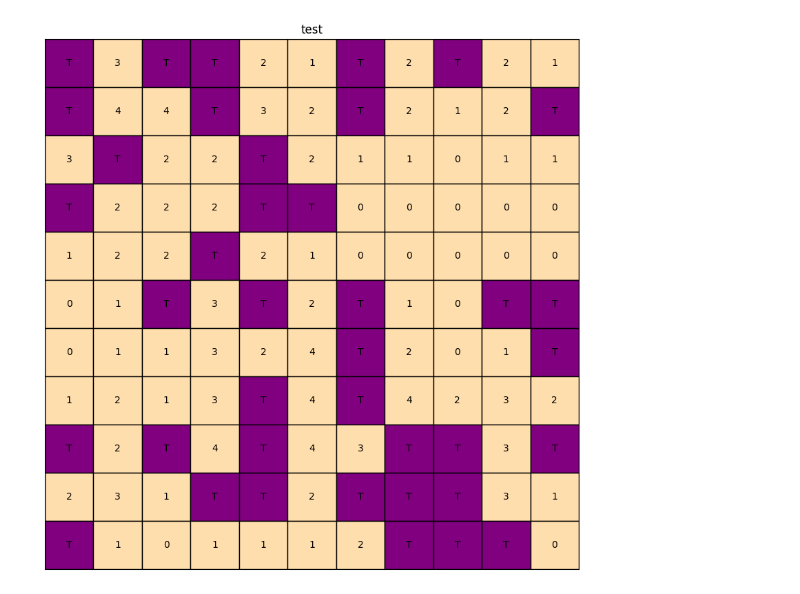
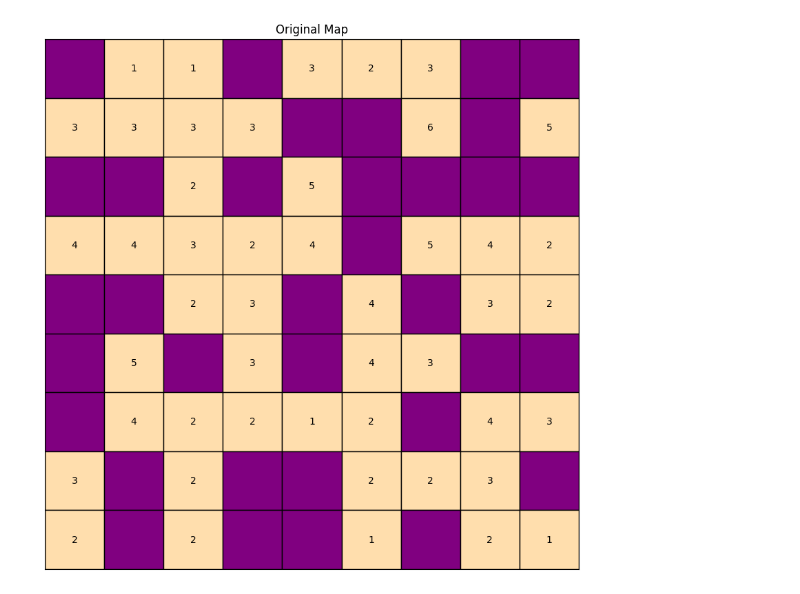
Before and after one commit to BAoD1nH/AI_Project_Gem-Hunter_HCMUS, a Jupyter notebook: Main.ipynb, the cells around one changed output. Saved outputs shown, nothing was run; the diff lists cells and outputs as text; code cells hidden in the pictures.

```diff
--- a/Main.ipynb
+++ b/Main.ipynb
@@ -107,38 +107,70 @@ class Map():
                             color = "purple"
                             text = "T"
                         elif (self.map_array[i][j].value == False):
                             color = "gold"
                             text = "G"
                         else:
                             color = "navajowhite"
                             text = self.map_array[i][j].value
                         rect = plt.Rectangle((j, i), 1, 1, facecolor=color, edgecolor="black")
                         ax.add_patch(rect)
                         # Ghi giá trị vào ô vuông
                         ax.text(j + 0.5, i + 0.5, text, ha="center", va="center", fontsize=10)
 
         # Add title
         ax.set_title(title)
 
         # Reduce the numberic lines
         ax.set_xticks([])
         ax.set_yticks([])
 
         # Set the limit of numberic lines
         ax.set_xlim(0, self.size)
         ax.set_ylim(self.size, 0)
 
         # Show matrix
         plt.show()
+    def printOriginalMap(self):
+        # Create figure and axes
+        fig, ax = plt.subplots()
 
-file_path = "Map/11x11/11x11.txt"
+        fig.set_size_inches(10, 10)
+
+        # Draw cells
+        for i in range(0, self.size):
+                for j in range(0, self.size):
+                        if (self.map_array[i][j].value == True):
+                            color = "purple"
+                            text = ""
+                        else:
+                            color = "navajowhite"
+                            text = self.map_array[i][j].value
+                        rect = plt.Rectangle((j, i), 1, 1, facecolor=color, edgecolor="black")
+                        ax.add_patch(rect)
+                        # Ghi giá trị vào ô vuông
+                        ax.text(j + 0.5, i + 0.5, text, ha="center", va="center", fontsize=10)
+
+        # Add title
+        ax.set_title("Original Map")
+
+        # Reduce the numberic lines
+        ax.set_xticks([])
+        ax.set_yticks([])
+
+        # Set the limit of numberic lines
+        ax.set_xlim(0, self.size)
+        ax.set_ylim(self.size, 0)
+
+        # Show matrix
+        plt.show()
+
+file_path = "Map/9x9/9x9.txt"
 map = Map(file_path)
 #map.readFile(file_path)
-
-map.printMap("test")
-#print(map.map_array[0][0].UnrevealedTiles)
+map.printOriginalMap()
+# print(map.map_array[0][0].UnrevealedTiles)
 # %% [output]
-[figure, old version]
+[figure, new version]
 # %%
 # Generate CNF automatically
 def distribute_traps(TrapOrGem, NumOfTrap):
```
Also changed, not shown: parts of 8 cells of this notebook, 3 other files.
